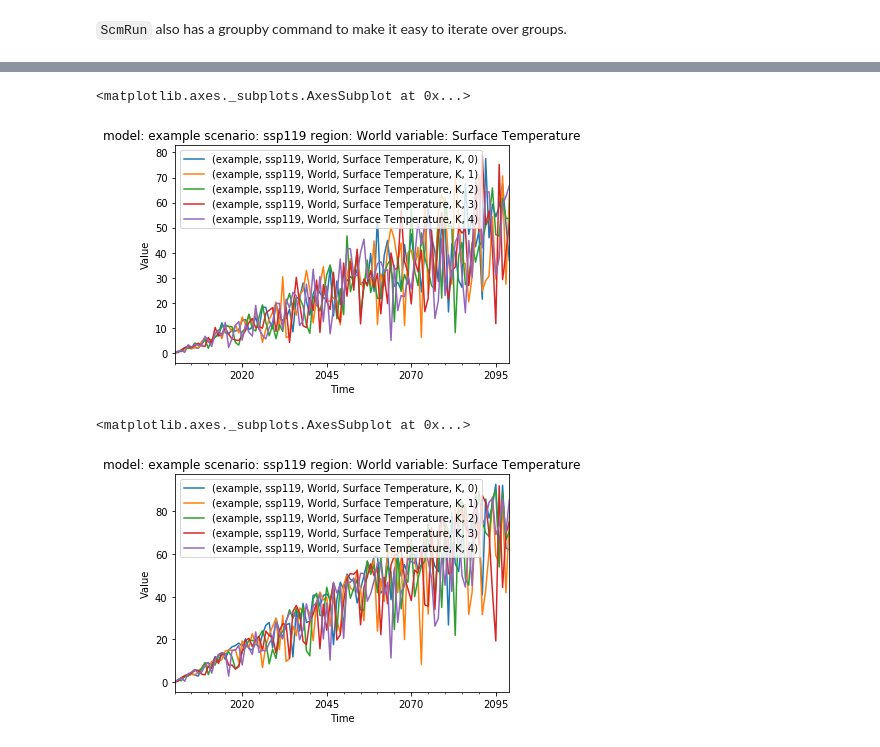
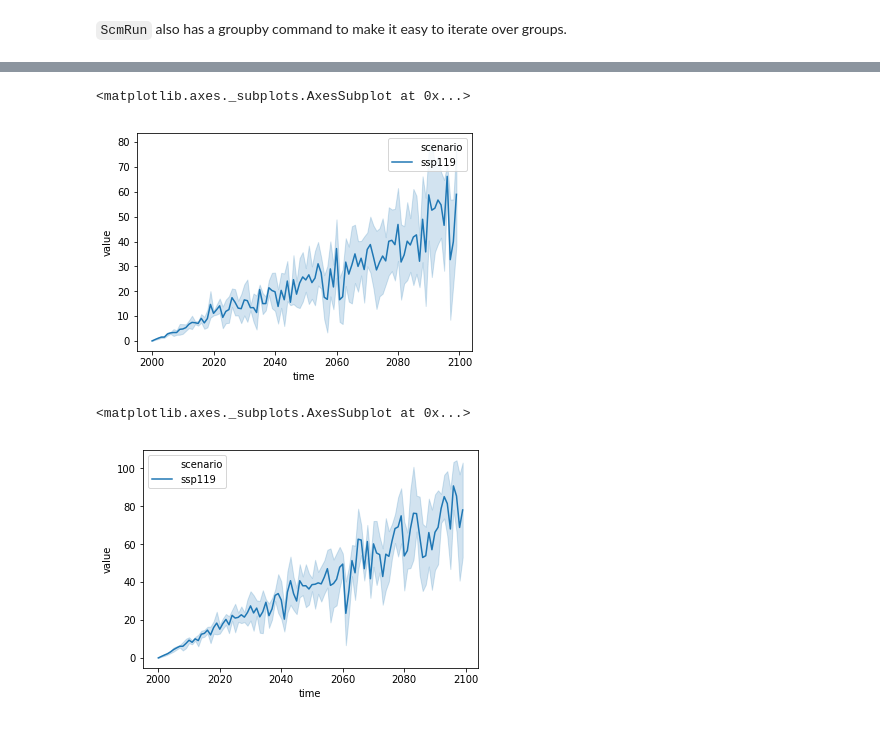
Before and after one commit to openscm/scmdata, a Jupyter notebook: notebooks/scmrun.ipynb, the cells around one changed output, grey strips where cells are left out. Cells and saved outputs as stored; diff of their text form; code cells hidden in the pictures.

```diff
--- a/notebooks/scmrun.ipynb
+++ b/notebooks/scmrun.ipynb
@@ -142,13 +146,13 @@ for group in runs.groupby("run_id"):
 # %%
 # NBVAL_IGNORE_OUTPUT
 # Aggregate by run_id
-runs.groupby("run_id").mean(axis=0).line_plot()
+runs.groupby("run_id").mean(axis=0).lineplot()
 # %% [output]
 <matplotlib.axes._subplots.AxesSubplot at 0x...>
-[figure, old version]
+[figure, new version]
 # %%
 # NBVAL_IGNORE_OUTPUT
-runs.groupby("run_id").max(axis=0).line_plot()
+runs.groupby("run_id").max(axis=0).lineplot()
 # %% [output]
 <matplotlib.axes._subplots.AxesSubplot at 0x...>
-[figure, old version]
+[figure, new version]
```
Also changed, not shown: parts of 5 cells of this notebook, 1 other file.
